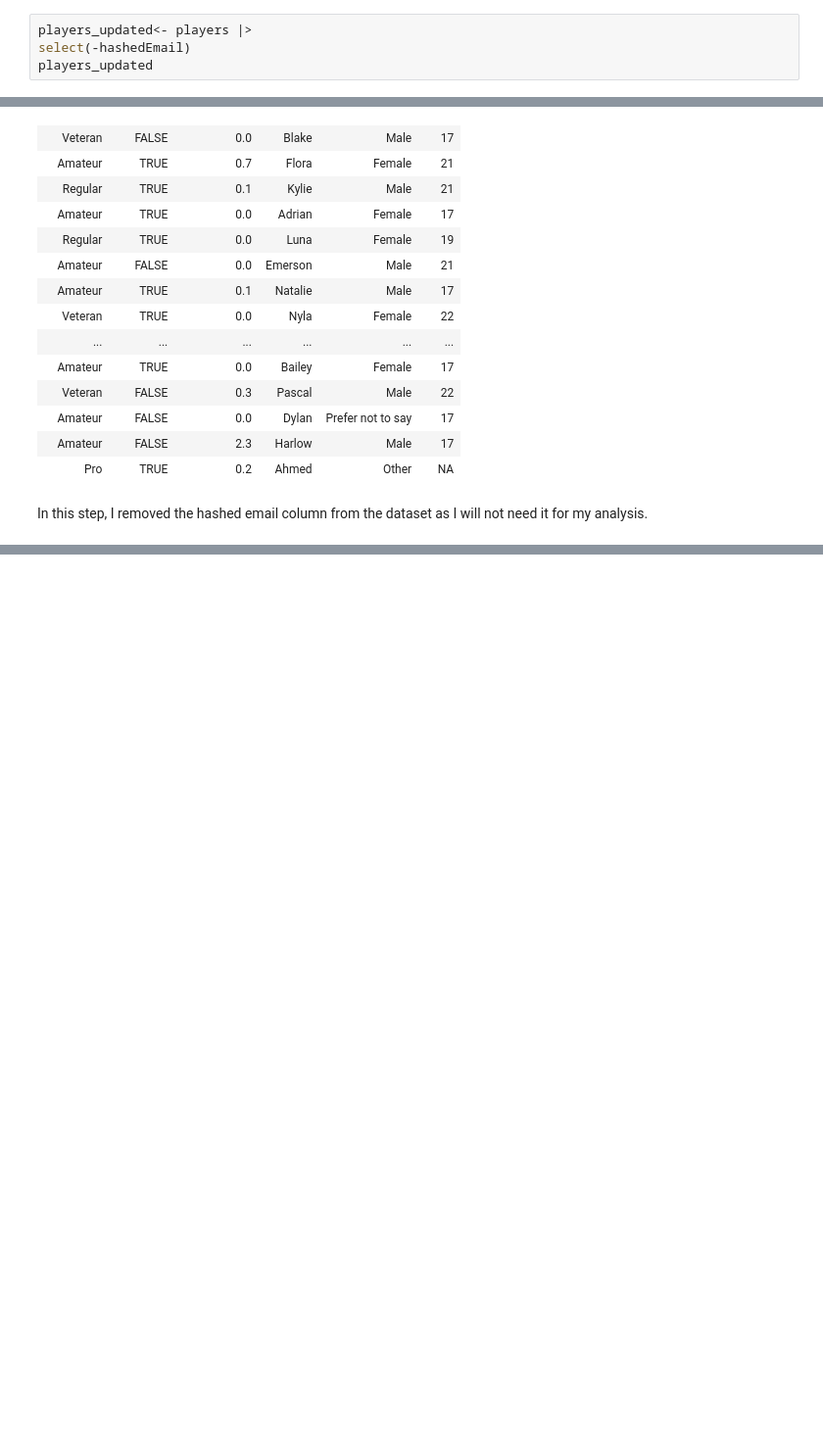
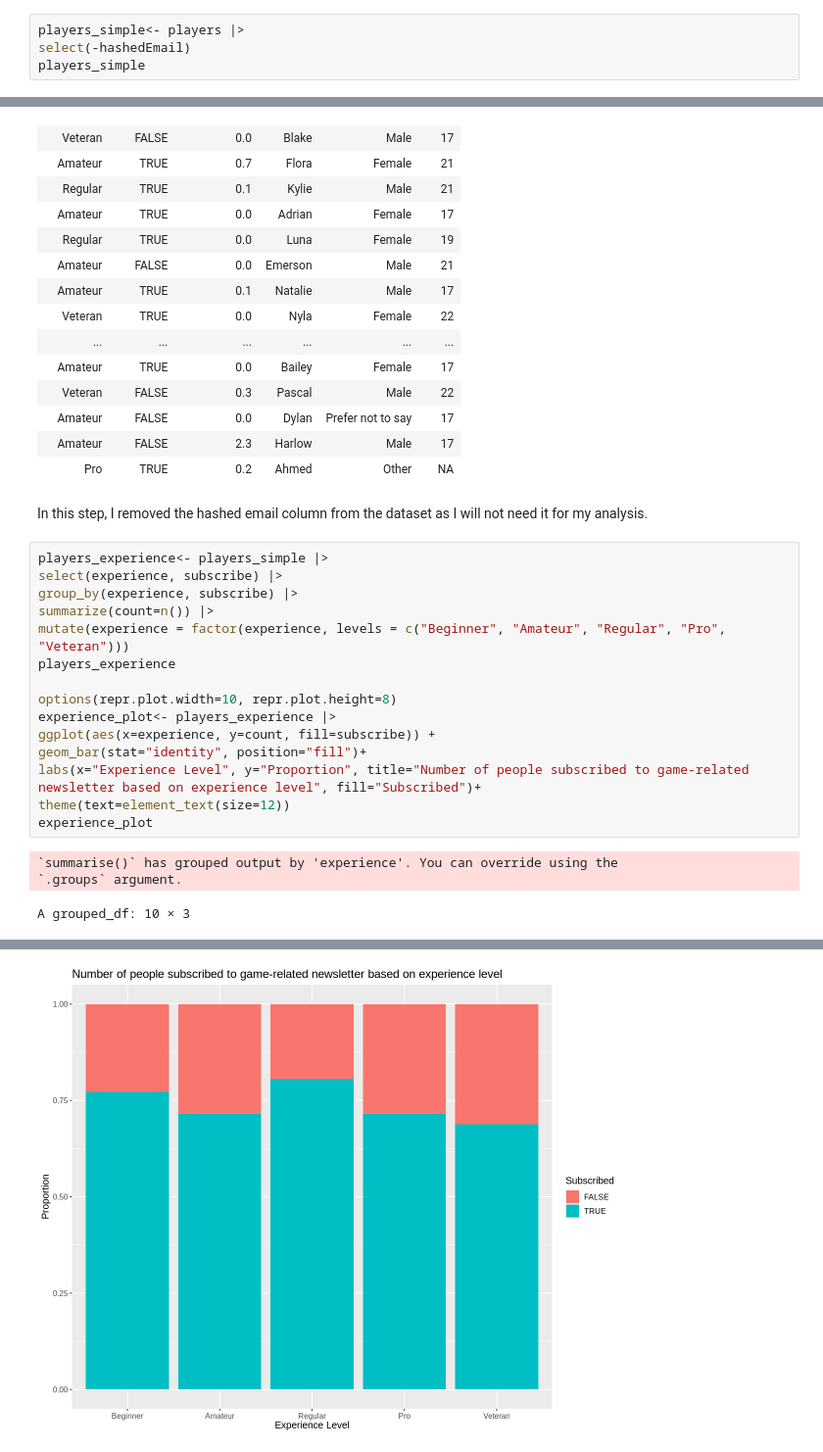
Before and after one commit to aposton2312/dsci100projecty, a Jupyter notebook: project.ipynb, the cells around one changed output, grey strips where cells are left out. Shown at 98% size. Saved outputs shown, nothing was run; the diff lists cells and outputs as text; blank space fills up the shorter version.

Commit message:
Full analysis between experience level and subscription

```diff
--- a/project.ipynb
+++ b/project.ipynb
@@ -80,9 +80,9 @@ A spec_tbl_df: 1535 × 5
 # %% [markdown]
 I read the two files I need for this project into R using read_csv.  The "players" table includes information about the players'experience (chr) described as beginner/amateur/pro/veteran, their subscription status (their hashed email (chr) which is way to identify them, played hours (dbl), name (chr), gender (chr), and age (dbl).  The "sessions" table incldes information and about the players' hashed email (chr), start time (chr), end time (chr).  The start and end times are also included in the "sessions" table in a numeric way, labelled as original start and end times (dbl).  The "players" table has 196 observations, and the "players" table has 1535 obervations. In my project, I will only be using data from the "players" dataset, and will be using all the data from it which I mentioned.
 # %%
-players_updated<- players |>
+players_simple<- players |>
 select(-hashedEmail)
-players_updated
+players_simple
 # %% [output]
 A tibble: 196 × 6
 | experience | subscribe | played_hours | name | gender | Age |
@@ -105,3 +105,22 @@ A tibble: 196 × 6
 | Pro | TRUE | 0.2 | Ahmed | Other | NA |
 # %% [markdown]
 In this step, I removed the hashed email column from the dataset as I will not need it for my analysis.
+# %%
+players_experience<- players_simple |>
+select(experience, subscribe) |>
+group_by(experience, subscribe) |>
+summarize(count=n()) |>
+mutate(experience = factor(experience, levels = c("Beginner", "Amateur", "Regular", "Pro", "Veteran")))
+players_experience
+
+options(repr.plot.width=10, repr.plot.height=8)
+experience_plot<- players_experience |>
+ggplot(aes(x=experience, y=count, fill=subscribe)) +
+geom_bar(stat="identity", position="fill")+
+labs(x="Experience Level", y="Proportion", title="Number of people subscribed to game-related newsletter based on experience level", fill="Subscribed")+
+theme(text=element_text(size=12))
+experience_plot
+# %% [output]
+`summarise()` has grouped output by 'experience'. You can override using the
+`.groups` argument.
+A grouped_df: 10 × 3
@@ -107,0 +139 @@ In this step, I removed the hashed email column from the dataset as I will not n
+[figure, added]
```
Also changed, not shown: parts of 2 cells of this notebook.
